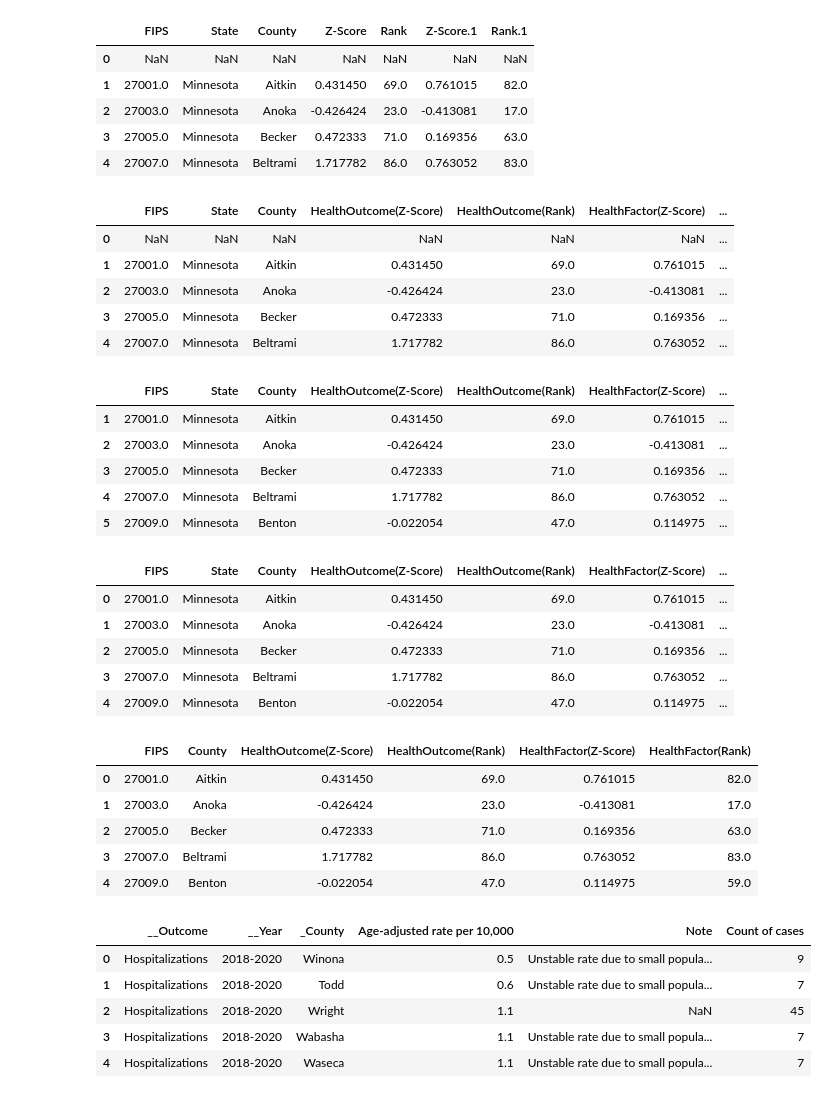
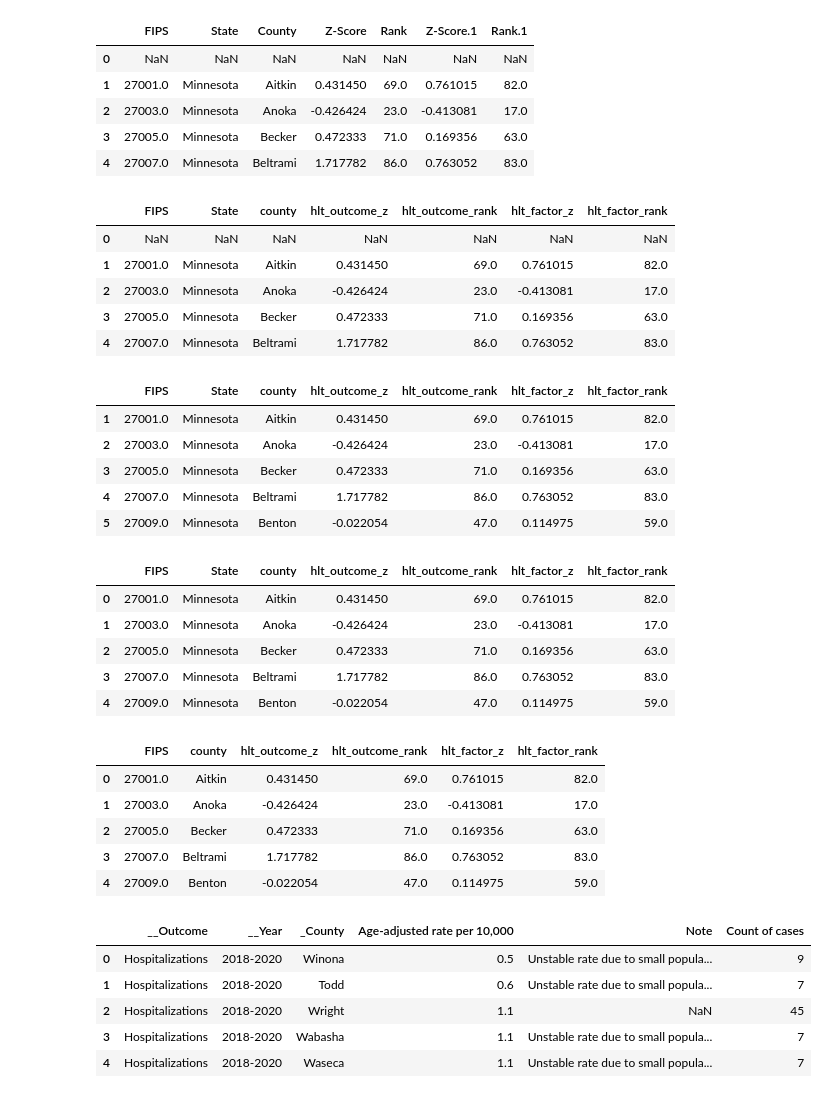
Before and after one commit to rolisingh10/Project-3, a Jupyter notebook: Project_3.ipynb, the cells around one changed output. Cells and saved outputs as stored; diff of their text form; code cells hidden in the pictures.

```diff
--- a/Project_3.ipynb
+++ b/Project_3.ipynb
@@ -129,44 +129,44 @@ df_healthoutcome.head()
 | 4 | 27007.0 | Minnesota | Beltrami | 1.717782 | 86.0 | 0.763052 | 83.0 |
 # %%
 #Renaming the columns
-df_healthoutcome.rename( columns = {"Z-Score":"HealthOutcome(Z-Score)",
-                                    "Rank":"HealthOutcome(Rank)","Z-Score.1":"HealthFactor(Z-Score)",
-                                    "Rank.1":"HealthFactor(Rank)"}, inplace = True)
+df_healthoutcome.rename( columns = {"Z-Score":"hlt_outcome_z",
+                                    "Rank":"hlt_outcome_rank","Z-Score.1":"hlt_factor_z",
+                                    "Rank.1":"hlt_factor_rank","County": "county"}, inplace = True)
 df_healthoutcome.head()
 # %% [output]
-|  | FIPS | State | County | HealthOutcome(Z-Score) | HealthOutcome(Rank) | HealthFactor(Z-Score) | ... |
-| 0 | NaN | NaN | NaN | NaN | NaN | NaN | ... |
-| 1 | 27001.0 | Minnesota | Aitkin | 0.431450 | 69.0 | 0.761015 | ... |
-| 2 | 27003.0 | Minnesota | Anoka | -0.426424 | 23.0 | -0.413081 | ... |
-| 3 | 27005.0 | Minnesota | Becker | 0.472333 | 71.0 | 0.169356 | ... |
-| 4 | 27007.0 | Minnesota | Beltrami | 1.717782 | 86.0 | 0.763052 | ... |
+|  | FIPS | State | county | hlt_outcome_z | hlt_outcome_rank | hlt_factor_z | hlt_factor_rank |
+| 0 | NaN | NaN | NaN | NaN | NaN | NaN | NaN |
+| 1 | 27001.0 | Minnesota | Aitkin | 0.431450 | 69.0 | 0.761015 | 82.0 |
+| 2 | 27003.0 | Minnesota | Anoka | -0.426424 | 23.0 | -0.413081 | 17.0 |
+| 3 | 27005.0 | Minnesota | Becker | 0.472333 | 71.0 | 0.169356 | 63.0 |
+| 4 | 27007.0 | Minnesota | Beltrami | 1.717782 | 86.0 | 0.763052 | 83.0 |
 # %%
 df_healthoutcome.drop(index = 0,inplace = True)
 df_healthoutcome.head()
 # %% [output]
-|  | FIPS | State | County | HealthOutcome(Z-Score) | HealthOutcome(Rank) | HealthFactor(Z-Score) | ... |
-| 1 | 27001.0 | Minnesota | Aitkin | 0.431450 | 69.0 | 0.761015 | ... |
-| 2 | 27003.0 | Minnesota | Anoka | -0.426424 | 23.0 | -0.413081 | ... |
-| 3 | 27005.0 | Minnesota | Becker | 0.472333 | 71.0 | 0.169356 | ... |
-| 4 | 27007.0 | Minnesota | Beltrami | 1.717782 | 86.0 | 0.763052 | ... |
-| 5 | 27009.0 | Minnesota | Benton | -0.022054 | 47.0 | 0.114975 | ... |
+|  | FIPS | State | county | hlt_outcome_z | hlt_outcome_rank | hlt_factor_z | hlt_factor_rank |
+| 1 | 27001.0 | Minnesota | Aitkin | 0.431450 | 69.0 | 0.761015 | 82.0 |
+| 2 | 27003.0 | Minnesota | Anoka | -0.426424 | 23.0 | -0.413081 | 17.0 |
+| 3 | 27005.0 | Minnesota | Becker | 0.472333 | 71.0 | 0.169356 | 63.0 |
+| 4 | 27007.0 | Minnesota | Beltrami | 1.717782 | 86.0 | 0.763052 | 83.0 |
+| 5 | 27009.0 | Minnesota | Benton | -0.022054 | 47.0 | 0.114975 | 59.0 |
 # %%
 # resetting the index
 df_healthoutcome.reset_index( drop = True, inplace = True)
 df_healthoutcome.head()
 # %% [output]
-|  | FIPS | State | County | HealthOutcome(Z-Score) | HealthOutcome(Rank) | HealthFactor(Z-Score) | ... |
-| 0 | 27001.0 | Minnesota | Aitkin | 0.431450 | 69.0 | 0.761015 | ... |
-| 1 | 27003.0 | Minnesota | Anoka | -0.426424 | 23.0 | -0.413081 | ... |
-| 2 | 27005.0 | Minnesota | Becker | 0.472333 | 71.0 | 0.169356 | ... |
-| 3 | 27007.0 | Minnesota | Beltrami | 1.717782 | 86.0 | 0.763052 | ... |
-| 4 | 27009.0 | Minnesota | Benton | -0.022054 | 47.0 | 0.114975 | ... |
+|  | FIPS | State | county | hlt_outcome_z | hlt_outcome_rank | hlt_factor_z | hlt_factor_rank |
+| 0 | 27001.0 | Minnesota | Aitkin | 0.431450 | 69.0 | 0.761015 | 82.0 |
+| 1 | 27003.0 | Minnesota | Anoka | -0.426424 | 23.0 | -0.413081 | 17.0 |
+| 2 | 27005.0 | Minnesota | Becker | 0.472333 | 71.0 | 0.169356 | 63.0 |
+| 3 | 27007.0 | Minnesota | Beltrami | 1.717782 | 86.0 | 0.763052 | 83.0 |
+| 4 | 27009.0 | Minnesota | Benton | -0.022054 | 47.0 | 0.114975 | 59.0 |
 # %%
 # dropping column
 df_healthoutcome.drop( columns = ["State"], inplace = True)
 df_healthoutcome.head()
 # %% [output]
-|  | FIPS | County | HealthOutcome(Z-Score) | HealthOutcome(Rank) | HealthFactor(Z-Score) | HealthFactor(Rank) |
+|  | FIPS | county | hlt_outcome_z | hlt_outcome_rank | hlt_factor_z | hlt_factor_rank |
 | 0 | 27001.0 | Aitkin | 0.431450 | 69.0 | 0.761015 | 82.0 |
 | 1 | 27003.0 | Anoka | -0.426424 | 23.0 | -0.413081 | 17.0 |
 | 2 | 27005.0 | Becker | 0.472333 | 71.0 | 0.169356 | 63.0 |
```
Also changed, not shown: parts of 15 cells of this notebook, 3 other files.
